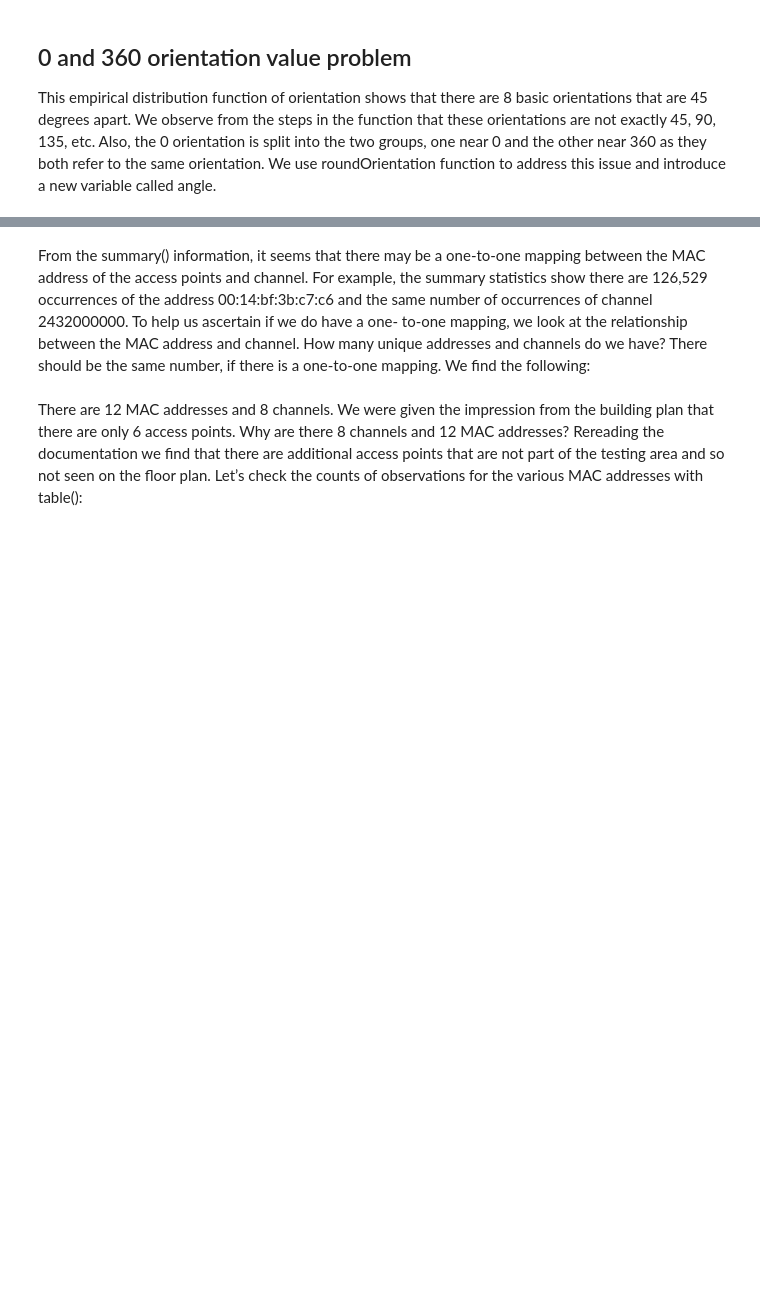
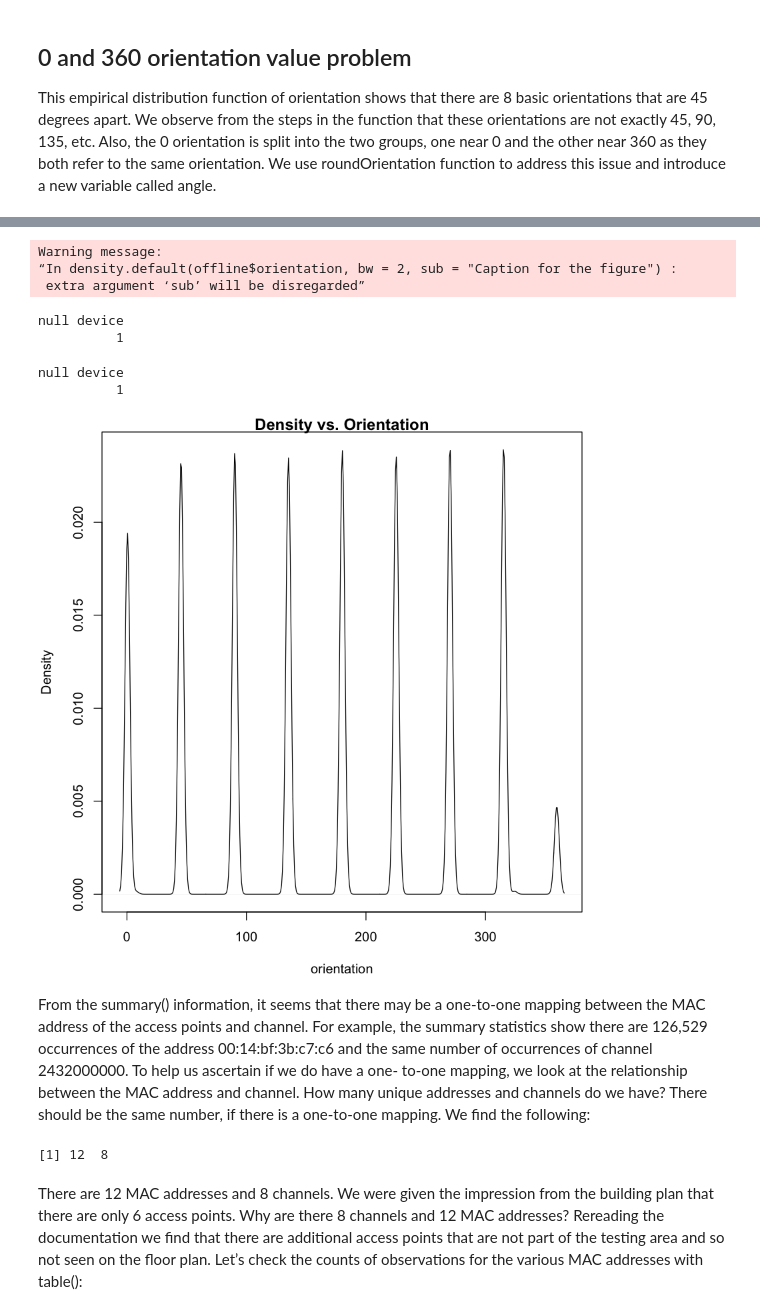
Before and after one commit to rfarhanian/quantifyingTheWorld, a Jupyter notebook: src/caseStudy6.ipynb, the cells around one changed output, grey strips where cells are left out. Cells and saved outputs as stored; diff of their text form; code cells hidden in the pictures; blank space fills up the shorter version.

```diff
--- a/src/caseStudy6.ipynb
+++ b/src/caseStudy6.ipynb
@@ -8,8 +8,9 @@ library(data.table)
 options(digits = 2)
 
 
-txt <- readLines('http://rdatasciencecases.org/Data/offline.final.trace.txt')
-#head(mydat)
+# txt <- readLines('http://rdatasciencecases.org/Data/offline.final.trace.txt')
+txt <- readLines('data/offline.final.trace.txt')
+
 
 #txt = readLines("../offline.final.trace.txt")
 head(txt)
@@ -172,32 +261,43 @@ dev.off()
 # %%
 #pdf(file = "Geo_DensityOrientation.pdf", width = 10, height = 5)
 oldPar = par(mar = c(4, 4, 1, 1))
 plot(density(offline$orientation, bw = 2, sub="Caption for the figure"),
  xlab = "orientation", main = "")
-title("Title For Graph")
+title("Density vs. Orientation")
 
 par(oldPar)
 dev.off()
 
 roundOrientation = function(angles) {
   refs = seq(0, by = 45, length  = 9)
   q = sapply(angles, function(o) which.min(abs(o - refs)))
   c(refs[1:8], 0)[q]
 }
 
 offline$angle = roundOrientation(offline$orientation)
 
 #pdf(file = "Geo_BoxplotAngle.pdf", width = 10)
 oldPar = par(mar = c(4, 4, 1, 1))
 
 par(oldPar)
 dev.off()
+# %% [output]
+Warning message:
+“In density.default(offline$orientation, bw = 2, sub = "Caption for the figure") :
+ extra argument ‘sub’ will be disregarded”
+null device
+          1
+null device
+          1
+[figure, added]
 # %% [markdown]
 From the summary() information, it seems that there may be a one-to-one mapping between the MAC address of the access
 points and channel. For example, the summary statistics show there are 126,529 occurrences of the address 00:14:bf:3b:c7:c6 and the same number of occurrences of channel 2432000000. To help us ascertain if we do have a one- to-one mapping, we look at the relationship between the MAC address and channel.
 How many unique addresses and channels do we have? There should be the same number, if there is a one-to-one mapping. We find the following:
 # %%
 c(length(unique(offline$mac)), length(unique(offline$channel)))
+# %% [output]
+[1] 12  8
 # %% [markdown]
 There are 12 MAC addresses and 8 channels. We were given the impression from the building plan that there are only 6 access points. Why are there 8 channels and 12 MAC addresses? Rereading the documentation we find that there are additional access points that are not part of the testing area and so not seen on the floor plan. Let’s check the counts of observations for the various MAC addresses with table():
 # %% [markdown]
```
Also changed, not shown: parts of 31 cells of this notebook, 2 other files.
